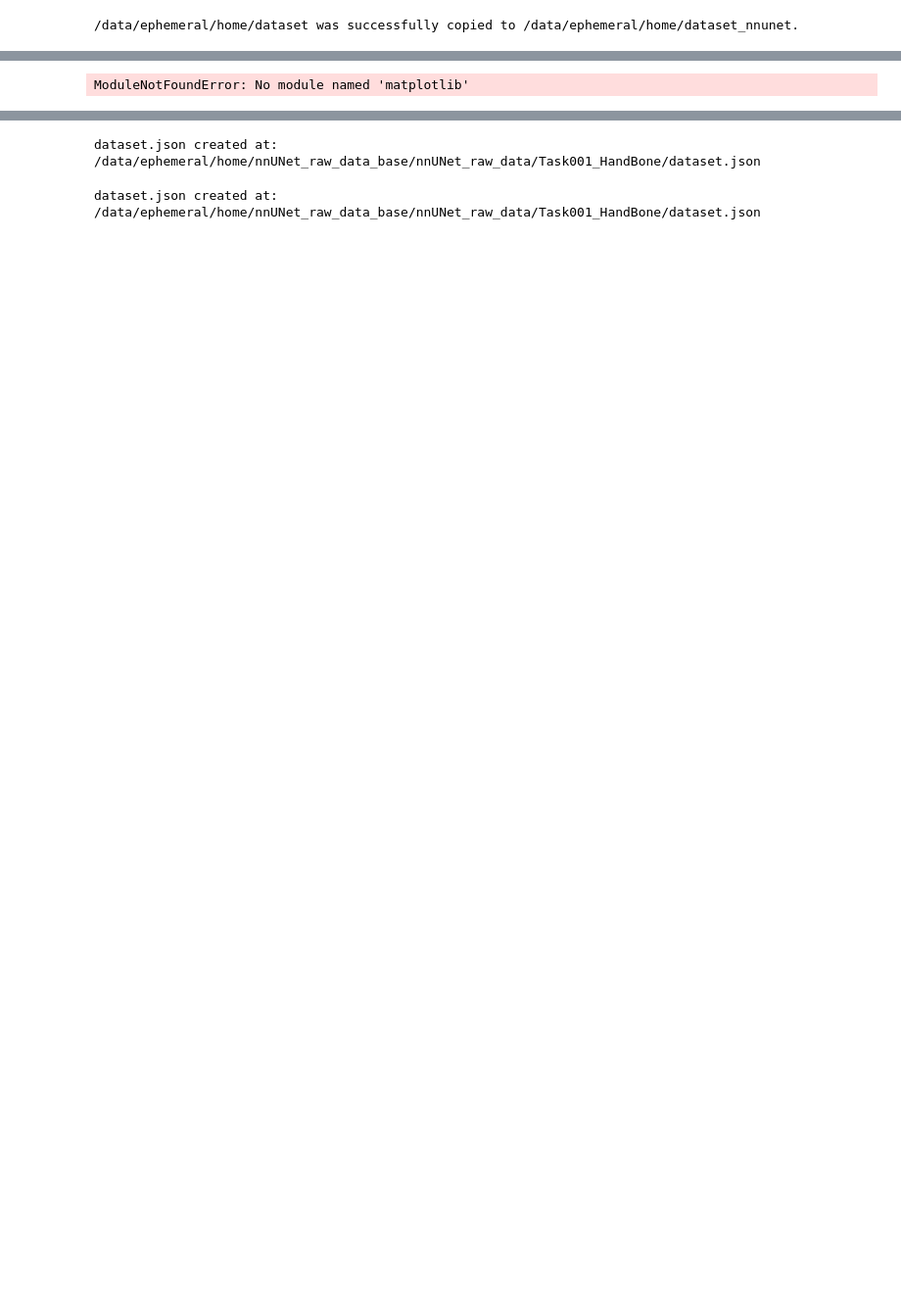
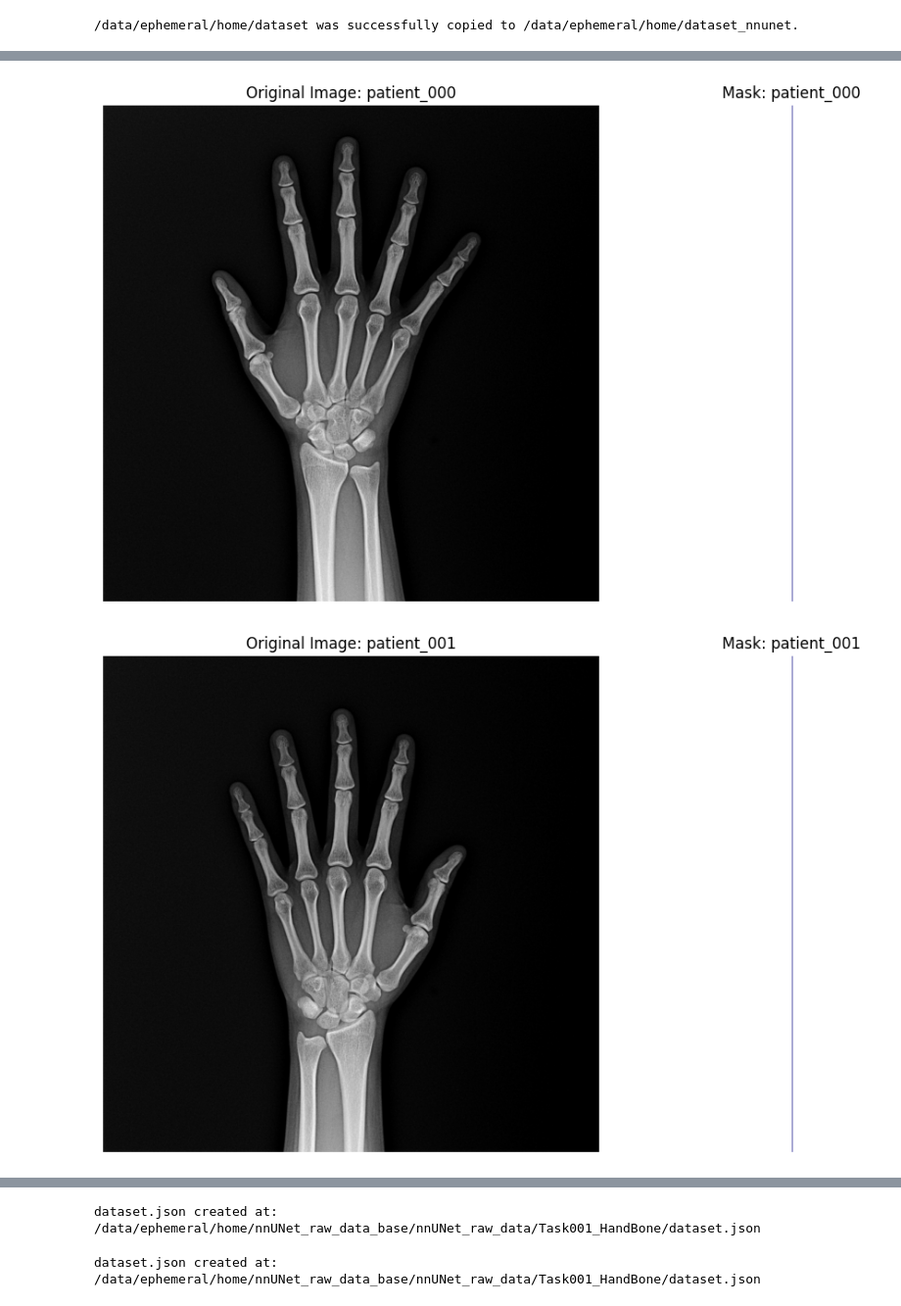
Before and after one commit to boostcampaitech7/level2-cv-semanticsegmentation-cv-15-lv3, a Jupyter notebook: hand_bone/convert.ipynb, the cells around one changed output, grey strips where cells are left out. Shown at 98% size. Saved outputs shown, nothing was run; the diff lists cells and outputs as text; code cells hidden in the pictures; blank space fills up the shorter version.

Commit message:
feat : convert nnunet dataset nnUNet #24

```diff
--- a/hand_bone/convert.ipynb
+++ b/hand_bone/convert.ipynb
@@ -477,8 +376,8 @@ import matplotlib.pyplot as plt
 from PIL import Image
 
 # 경로 설정
-nifti_folder = "/data/ephemeral/home/nnUNet_raw_data/Task001_HandBone/labelsTr"  # 라벨 NIfTI 파일 폴더
-image_folder = "/data/ephemeral/home/nnUNet_raw_data/Task001_HandBone/imagesTr"  # 원본 이미지 폴더
+image_folder = "/data/ephemeral/home/nnUNet_raw_data_base/nnUNet_raw_data/Task001_HandBone/imagesTr"  # 원본 이미지 폴더
+nifti_folder = "/data/ephemeral/home/nnUNet_raw_data_base/nnUNet_raw_data/Task001_HandBone/labelsTr"  # 라벨 NIfTI 파일 폴더
 visualize_range = range(0, 5)  # 시각화할 파일 번호 범위 (000~010)
 
 def visualize_images_and_masks(image_folder, nifti_folder, visualize_range):
@@ -492,8 +391,8 @@ def visualize_images_and_masks(image_folder, nifti_folder, visualize_range):
     """
     for idx in visualize_range:
         # 파일 이름 생성
-        image_filename = f"HandBone_{idx:03d}.nii.gz"  # nnUNet 이미지 파일 형식
-        nifti_filename = f"HandBone_{idx:03d}.nii.gz"  # 라벨 파일 형식
+        image_filename = f"case_{idx:04d}_0000.nii.gz"  # nnUNet 이미지 파일 형식
+        nifti_filename = f"case_{idx:04d}_0000.nii.gz"  # 라벨 파일 형식
         image_path = os.path.join(image_folder, image_filename)
         nifti_path = os.path.join(nifti_folder, nifti_filename)
 
@@ -517,31 +416,32 @@ def visualize_images_and_masks(image_folder, nifti_folder, visualize_range):
             mask_slice = mask_array[0]
         else:
             mask_slice = mask_array
 
         # 시각화
         plt.figure(figsize=(12, 6))
 
         # 원본 이미지 시각화
         plt.subplot(1, 2, 1)
         plt.imshow(image_slice, cmap="gray")
         plt.title(f"Original Image: patient_{idx:03d}")
         plt.axis("off")
 
         # 마스크 시각화 (컬러)
         plt.subplot(1, 2, 2)
         plt.imshow(mask_slice, cmap="jet", alpha=0.7)
         plt.title(f"Mask: patient_{idx:03d}")
         plt.axis("off")
 
         plt.tight_layout()
         plt.show()
 
 # Main 실행
 if __name__ == "__main__":
     visualize_images_and_masks(
         image_folder=image_folder,
         nifti_folder=nifti_folder,
         visualize_range=visualize_range,
     )
 # %% [output]
-ModuleNotFoundError: No module named 'matplotlib'
+[figure, added]
+[figure, added]
```
Also changed, not shown: parts of 7 cells of this notebook.
